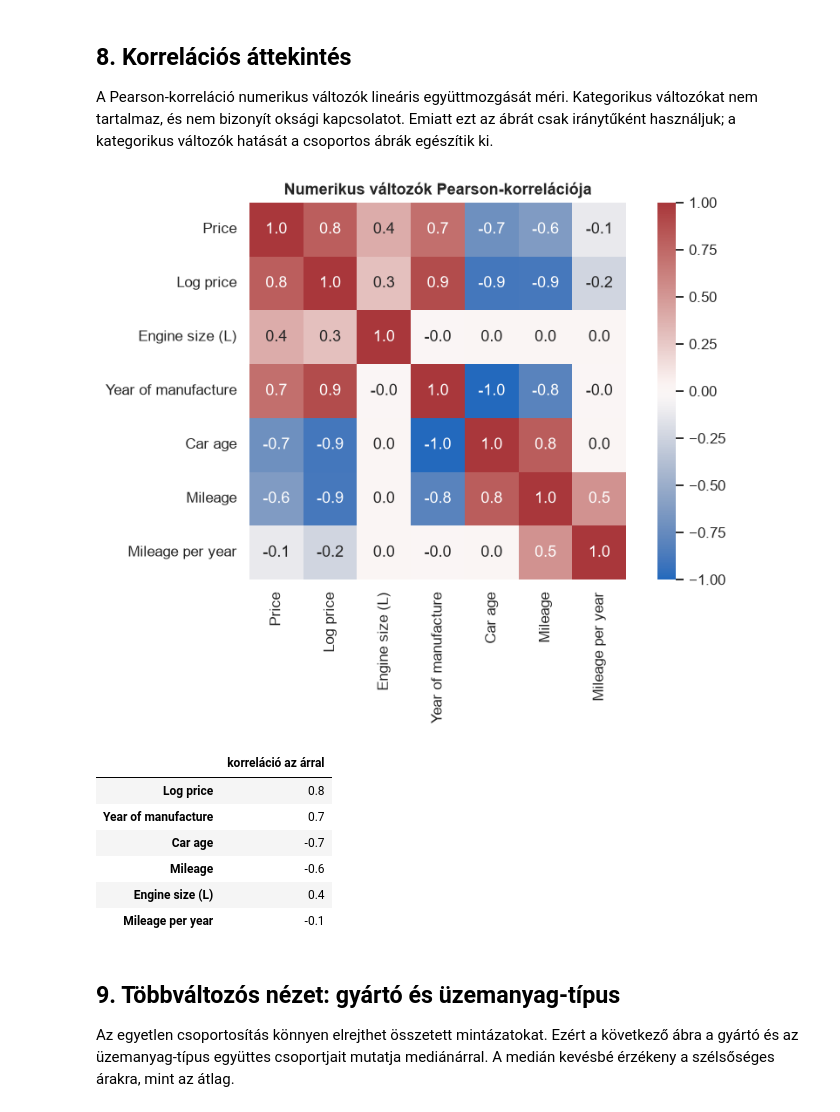
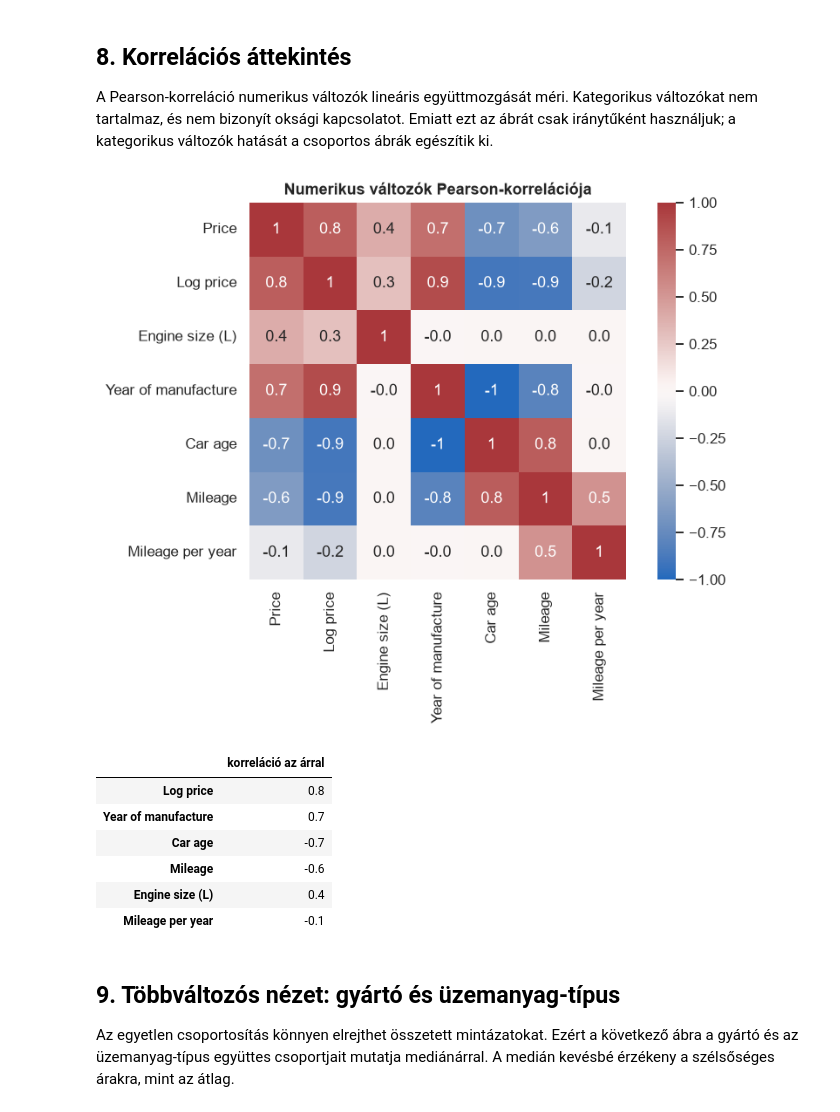
Before and after one commit to Zolester/Data-science-kurzus, a Jupyter notebook: final project/car_sales_eda.ipynb, the cells around one changed output. Drawn from its saved outputs; the diff is of its cells as text; code cells hidden in the pictures.

```diff
--- a/final project/car_sales_eda.ipynb
+++ b/final project/car_sales_eda.ipynb
@@ -30,6 +30,25 @@ warnings.filterwarnings("ignore")
 sns.set_theme(style="whitegrid", context="notebook")
 plt.rcParams["figure.dpi"] = 110
 plt.rcParams["axes.titleweight"] = "bold"
+
+def format_number(value):
+    """Egész értékeknél elhagyja a .0-t, a törteket egy tizedesre formázza."""
+    if pd.isna(value):
+        return ""
+    if isinstance(value, (int, np.integer)):
+        return f"{value:d}"
+    if isinstance(value, (float, np.floating)):
+        if np.isclose(value, round(value)):
+            return f"{value:.0f}"
+        return f"{value:.1f}"
+    return value
+
+def display_table(frame):
+    display(frame.style.format(format_number, na_rep=""))
+
+def heatmap_labels(frame):
+    return frame.apply(lambda column: column.map(format_number))
+
 DATA_PATH = Path("car_sales_data.csv")
 if not DATA_PATH.exists():
     raise FileNotFoundError(f"A dataset nem található: {DATA_PATH.resolve()}")
@@ -213,13 +232,13 @@ A Pearson-korreláció numerikus változók lineáris együttmozgását méri. K
 # %%
 correlation_columns = ["Price", "Log price", "Engine size (L)", "Year of manufacture", "Car age", "Mileage", "Mileage per year"]
 corr = df[correlation_columns].corr()
 fig, ax = plt.subplots(figsize=(8, 6))
-sns.heatmap(corr, annot=True, fmt=".1f", cmap="vlag", center=0, square=True, ax=ax)
+sns.heatmap(corr, annot=heatmap_labels(corr), fmt="", cmap="vlag", center=0, square=True, ax=ax)
 ax.set_title("Numerikus változók Pearson-korrelációja")
 plt.tight_layout(); plt.show()
-display(corr["Price"].drop("Price").sort_values(key=lambda s: s.abs(), ascending=False).to_frame("korreláció az árral").round(1))
+display_table(corr["Price"].drop("Price").sort_values(key=lambda s: s.abs(), ascending=False).to_frame("korreláció az árral"))
 # %% [output]
-[figure, old version]
+[figure, new version]
 |  | korreláció az árral |
 | Log price | 0.8 |
 | Year of manufacture | 0.7 |
```
Also changed, not shown: parts of 5 cells of this notebook.
